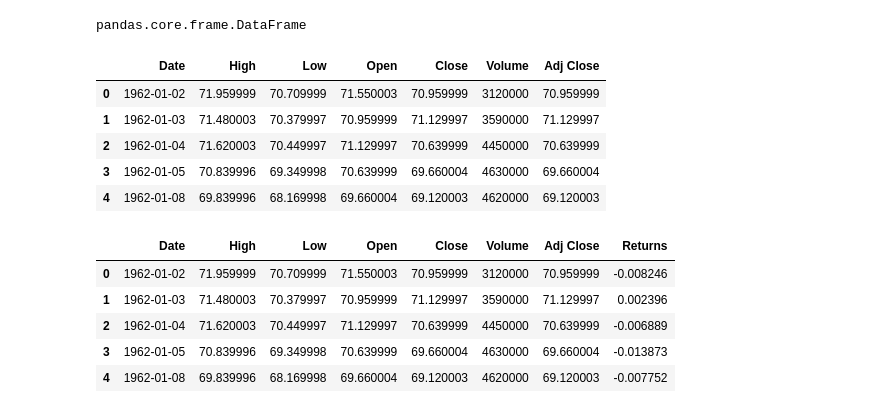
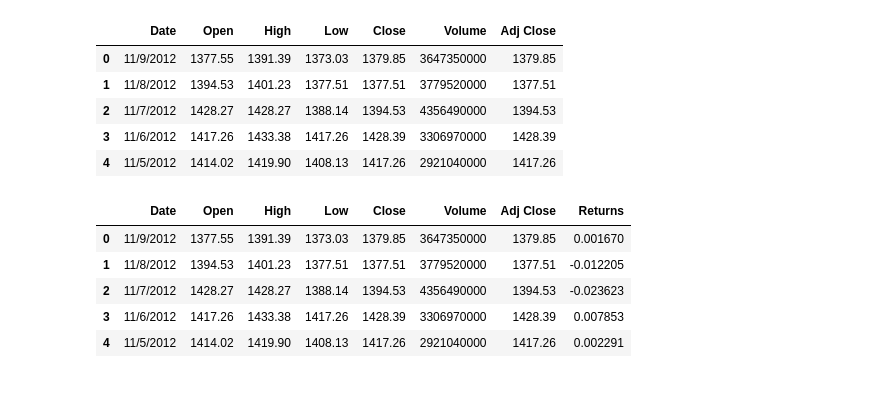
Before and after one commit to Epigouveia/FinancialData, a Jupyter notebook: jupyter/MarketData.ipynb, the cells around one changed output. Drawn from its saved outputs; the diff is of its cells as text; code cells hidden in the pictures.

```diff
--- a/jupyter/MarketData.ipynb
+++ b/jupyter/MarketData.ipynb
@@ -34,24 +30,23 @@ pd.DataFrame(df).to_csv("^GSPC_jupyter.csv")
 # %%
-type(df) # This was that the df is a dataframe type
+#type(df) # This was that the df is a dataframe type
-# %% [output]
-pandas.core.frame.DataFrame
 # %%
-GSPCdf = pd.read_csv("^GSPC_jupyter.csv")
+GSPC = pd.read_csv("SHORT_GSPC_Data.csv")
+GSPCdf = pd.DataFrame(GSPC)
 GSPCdf.head()
 # %% [output]
-|  | Date | High | Low | Open | Close | Volume | Adj Close |
-| 0 | 1962-01-02 | 71.959999 | 70.709999 | 71.550003 | 70.959999 | 3120000 | 70.959999 |
-| 1 | 1962-01-03 | 71.480003 | 70.379997 | 70.959999 | 71.129997 | 3590000 | 71.129997 |
-| 2 | 1962-01-04 | 71.620003 | 70.449997 | 71.129997 | 70.639999 | 4450000 | 70.639999 |
-| 3 | 1962-01-05 | 70.839996 | 69.349998 | 70.639999 | 69.660004 | 4630000 | 69.660004 |
-| 4 | 1962-01-08 | 69.839996 | 68.169998 | 69.660004 | 69.120003 | 4620000 | 69.120003 |
+|  | Date | Open | High | Low | Close | Volume | Adj Close |
+| 0 | 11/9/2012 | 1377.55 | 1391.39 | 1373.03 | 1379.85 | 3647350000 | 1379.85 |
+| 1 | 11/8/2012 | 1394.53 | 1401.23 | 1377.51 | 1377.51 | 3779520000 | 1377.51 |
+| 2 | 11/7/2012 | 1428.27 | 1428.27 | 1388.14 | 1394.53 | 4356490000 | 1394.53 |
+| 3 | 11/6/2012 | 1417.26 | 1433.38 | 1417.26 | 1428.39 | 3306970000 | 1428.39 |
+| 4 | 11/5/2012 | 1414.02 | 1419.90 | 1408.13 | 1417.26 | 2921040000 | 1417.26 |
 # %%
-GSPCdf = GSPCdf.assign(Returns = ((GSPCdf.Close - GSPCdf.Open) / GSPCdf.Open))
+GSPCdf["Returns"] = (GSPCdf.Close - GSPCdf.Open) / GSPCdf.Open
 GSPCdf.head()
 # %% [output]
-|  | Date | High | Low | Open | Close | Volume | Adj Close | Returns |
-| 0 | 1962-01-02 | 71.959999 | 70.709999 | 71.550003 | 70.959999 | 3120000 | 70.959999 | -0.008246 |
-| 1 | 1962-01-03 | 71.480003 | 70.379997 | 70.959999 | 71.129997 | 3590000 | 71.129997 | 0.002396 |
-| 2 | 1962-01-04 | 71.620003 | 70.449997 | 71.129997 | 70.639999 | 4450000 | 70.639999 | -0.006889 |
-| 3 | 1962-01-05 | 70.839996 | 69.349998 | 70.639999 | 69.660004 | 4630000 | 69.660004 | -0.013873 |
-| 4 | 1962-01-08 | 69.839996 | 68.169998 | 69.660004 | 69.120003 | 4620000 | 69.120003 | -0.007752 |
+|  | Date | Open | High | Low | Close | Volume | Adj Close | Returns |
+| 0 | 11/9/2012 | 1377.55 | 1391.39 | 1373.03 | 1379.85 | 3647350000 | 1379.85 | 0.001670 |
+| 1 | 11/8/2012 | 1394.53 | 1401.23 | 1377.51 | 1377.51 | 3779520000 | 1377.51 | -0.012205 |
+| 2 | 11/7/2012 | 1428.27 | 1428.27 | 1388.14 | 1394.53 | 4356490000 | 1394.53 | -0.023623 |
+| 3 | 11/6/2012 | 1417.26 | 1433.38 | 1417.26 | 1428.39 | 3306970000 | 1428.39 | 0.007853 |
+| 4 | 11/5/2012 | 1414.02 | 1419.90 | 1408.13 | 1417.26 | 2921040000 | 1417.26 | 0.002291 |
```
Also changed, not shown: parts of 30 cells of this notebook, 1 other file.
